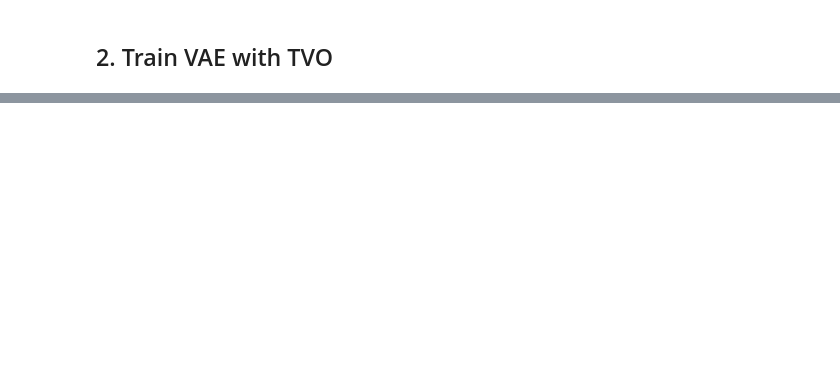
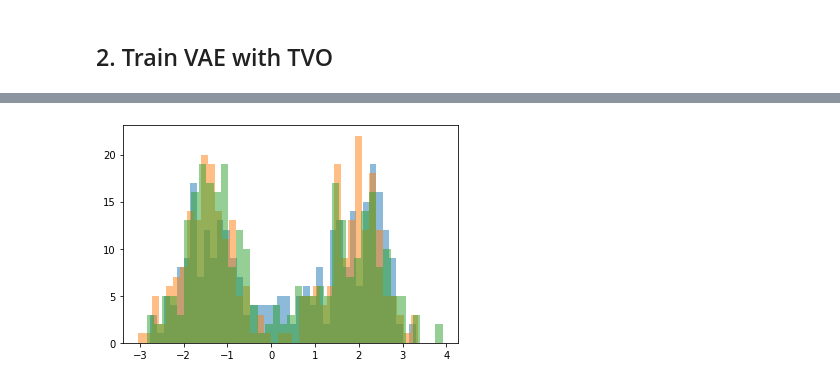
Before and after one commit to minhuanli/am207-tvo-project, a Jupyter notebook: notebooks/VAE_torch.ipynb, the cells around one changed output, grey strips where cells are left out. Cells and saved outputs as stored; diff of their text form; code cells hidden in the pictures; blank space fills up the shorter version.

```diff
--- a/notebooks/VAE_torch.ipynb
+++ b/notebooks/VAE_torch.ipynb
@@ -378,0 +380,7 @@ plt.show()
+# %%
+plt.hist(x_hat[:,0],bins=40, alpha=0.5)
+plt.hist(x_train[:,0],bins=40, alpha=0.5)
+plt.hist(x_hat_elbo[:,0],bins=40, alpha=0.5)
+plt.show()
+# %% [output]
+[figure, added]
```
Also changed, not shown: parts of 5 cells of this notebook.
